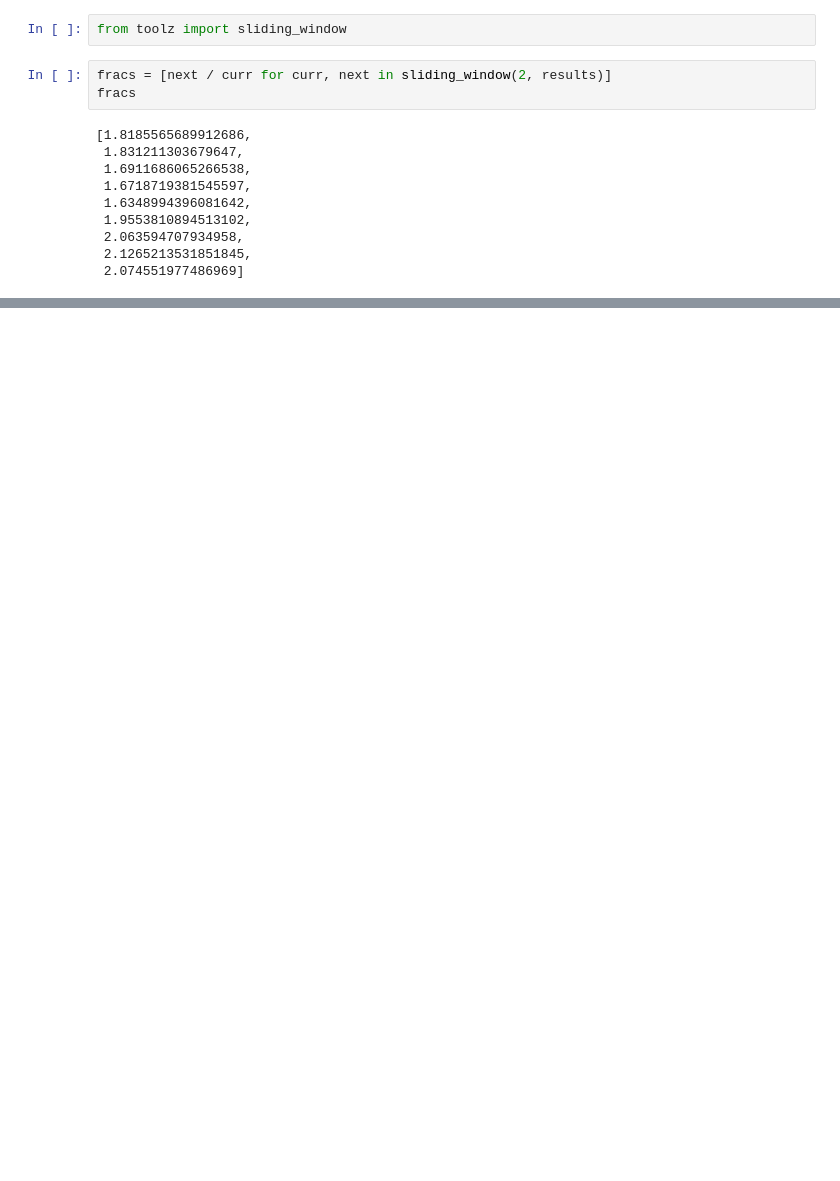
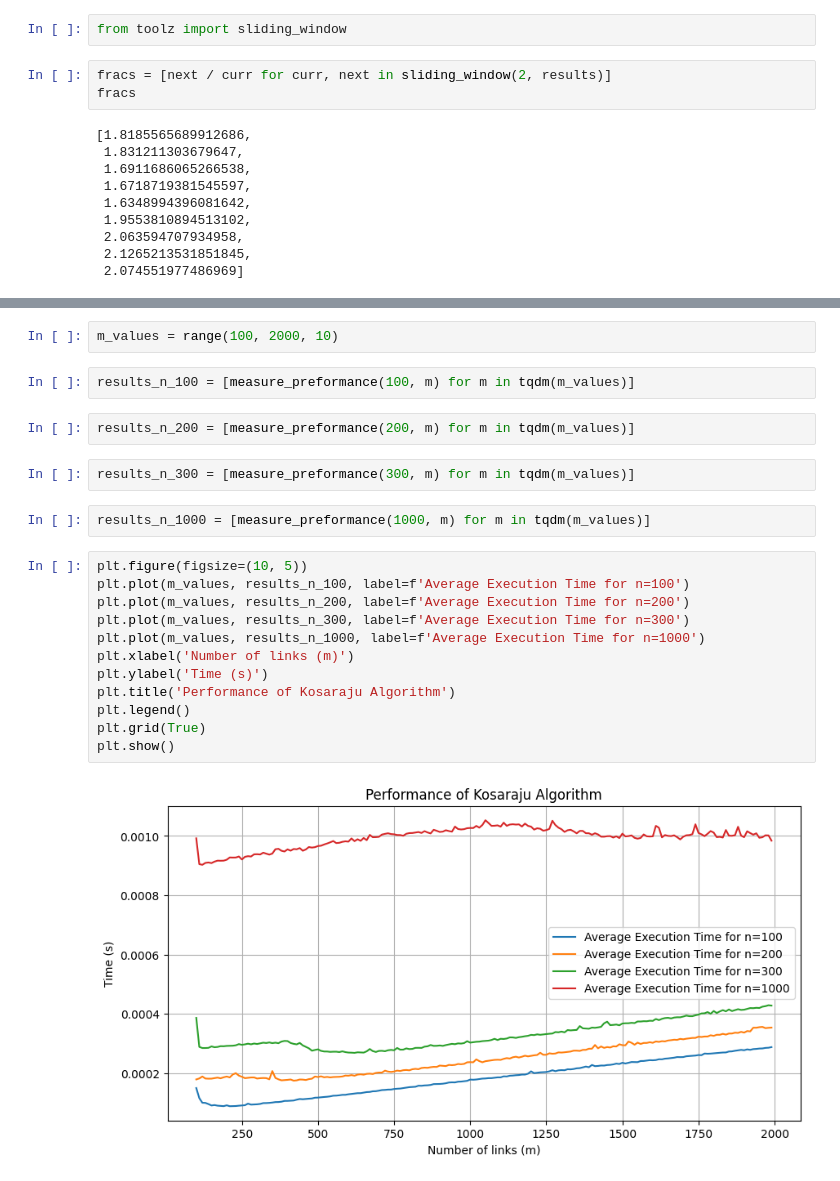
Before and after one commit to GeorgiySurkov/kosaraju-analysis, a Jupyter notebook: exploration.ipynb, the cells around one changed output, grey strips where cells are left out. Saved outputs shown, nothing was run; the diff lists cells and outputs as text; blank space fills up the shorter version.

```diff
--- a/exploration.ipynb
+++ b/exploration.ipynb
@@ -134,0 +94,24 @@ fracs
+# %%
+m_values = range(100, 2000, 10)
+# %%
+results_n_100 = [measure_preformance(100, m) for m in tqdm(m_values)]
+# %%
+results_n_200 = [measure_preformance(200, m) for m in tqdm(m_values)]
+# %%
+results_n_300 = [measure_preformance(300, m) for m in tqdm(m_values)]
+# %%
+results_n_1000 = [measure_preformance(1000, m) for m in tqdm(m_values)]
+# %%
+plt.figure(figsize=(10, 5))
+plt.plot(m_values, results_n_100, label=f'Average Execution Time for n=100')
+plt.plot(m_values, results_n_200, label=f'Average Execution Time for n=200')
+plt.plot(m_values, results_n_300, label=f'Average Execution Time for n=300')
+plt.plot(m_values, results_n_1000, label=f'Average Execution Time for n=1000')
+plt.xlabel('Number of links (m)')
+plt.ylabel('Time (s)')
+plt.title('Performance of Kosaraju Algorithm')
+plt.legend()
+plt.grid(True)
+plt.show()
+# %% [output]
+[figure, added]
```
Also changed, not shown: parts of 15 cells of this notebook.
